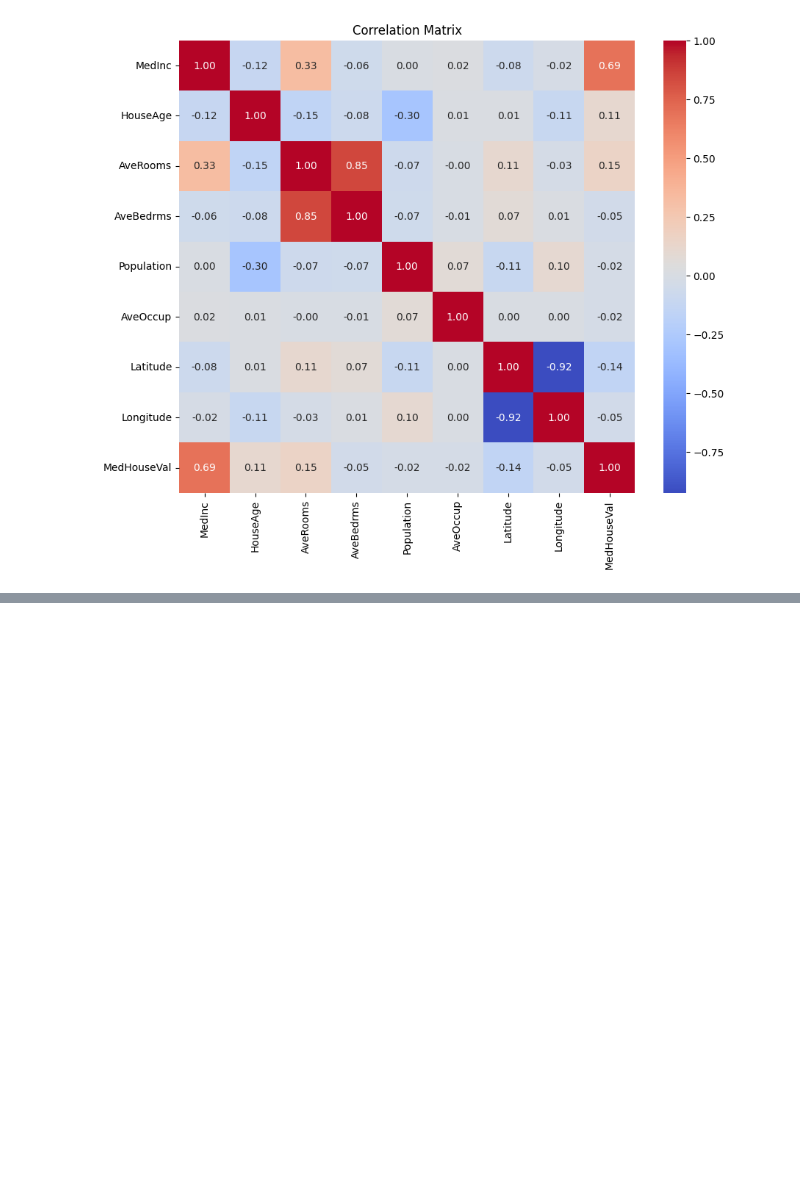
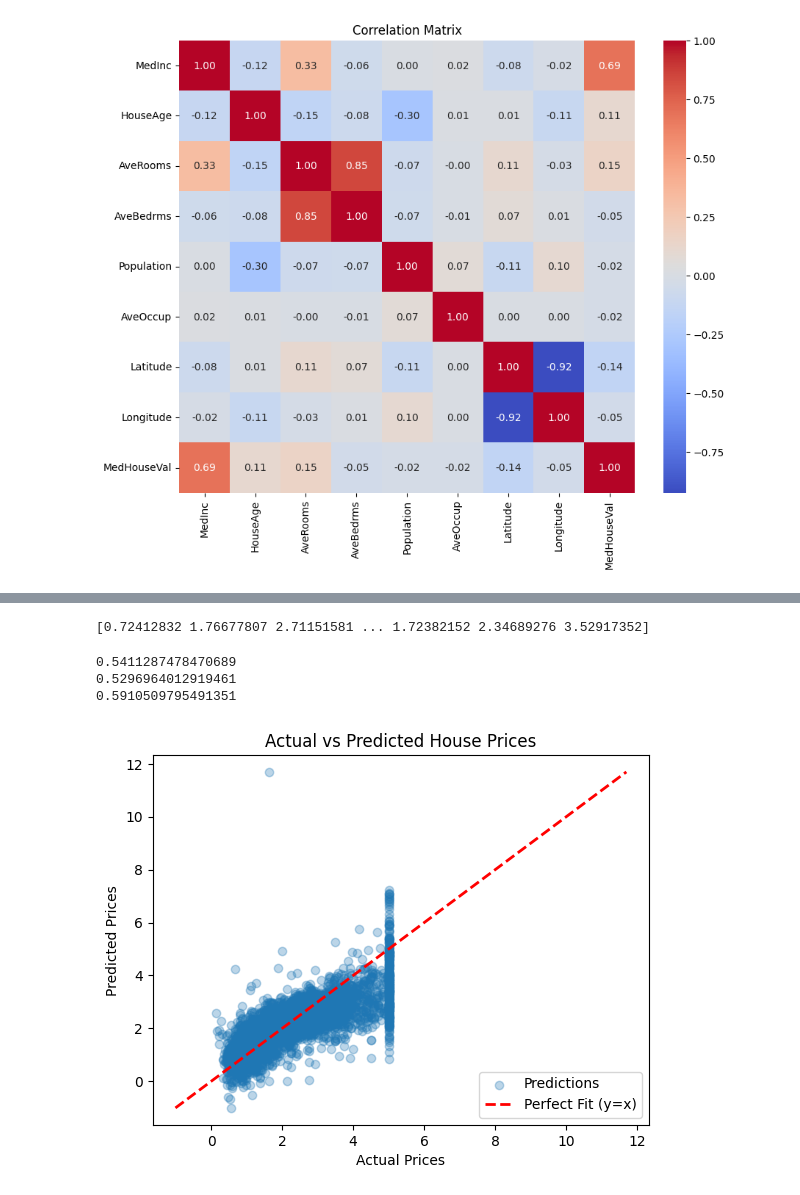
Before and after one commit to JIBANJYOTIMOHANTY/Machine-Learning, a Jupyter notebook: practice/california_housing.ipynb, the cells around one changed output, grey strips where cells are left out. Saved outputs shown, nothing was run; the diff lists cells and outputs as text; code cells hidden in the pictures; blank space fills up the shorter version.

```diff
--- a/practice/california_housing.ipynb
+++ b/practice/california_housing.ipynb
@@ -83,0 +55,14 @@ Name: MedHouseVal, Length: 4128, dtype: float64
+# %%
+from sklearn.model_selection import train_test_split
+X = df.drop(columns=['MedHouseVal'])
+y = df['MedHouseVal']
+
+X_train, X_test, y_train, y_test = train_test_split(X, y, test_size=0.25, random_state=42);
+# %%
+from sklearn.preprocessing import StandardScaler;
+scaler = StandardScaler();
+X_train_scaled = scaler.fit_transform(X_train);
+X_test_scaled = scaler.transform(X_test);
+print(X_train_scaled)
+print("===================================")
+print(X_test_scaled)
@@ -83,0 +87,5 @@ Name: MedHouseVal, Length: 4128, dtype: float64
+# %%
+from sklearn.linear_model import LinearRegression
+model = LinearRegression()
+model.fit(X_train_scaled, y_train)
+print("Intercept : ", model.intercept_)
@@ -83,0 +106,34 @@ Name: MedHouseVal, Length: 4128, dtype: float64
+# %%
+y_pred = model.predict(X_test_scaled)
+print(y_pred)
+# %% [output]
+[0.72412832 1.76677807 2.71151581 ... 1.72382152 2.34689276 3.52917352]
+# %%
+from sklearn.metrics import mean_squared_error, mean_absolute_error, r2_score
+mse = mean_squared_error(y_test, y_pred)
+mae = mean_absolute_error(y_test, y_pred)
+r2Score = r2_score(y_test, y_pred)
+print(mse)
+print(mae)
+print(r2Score)
+# %% [output]
+0.5411287478470689
+0.5296964012919461
+0.5910509795491351
+# %%
+import numpy as np
+
+plt.scatter(y_test, y_pred, alpha=0.3, label="Predictions")
+plt.xlabel("Actual Prices")
+plt.ylabel("Predicted Prices")
+plt.title("Actual vs Predicted House Prices")
+
+# Draw a diagonal line from min to max value of actual prices
+min_val = min(y_test.min(), y_pred.min())
+max_val = max(y_test.max(), y_pred.max())
+plt.plot([min_val, max_val], [min_val, max_val], color='red', linestyle='--', linewidth=2, label="Perfect Fit (y=x)")
+
+plt.legend()
+plt.show()
+# %% [output]
+[figure, added]
```
Also changed, not shown: parts of 5 cells of this notebook.
